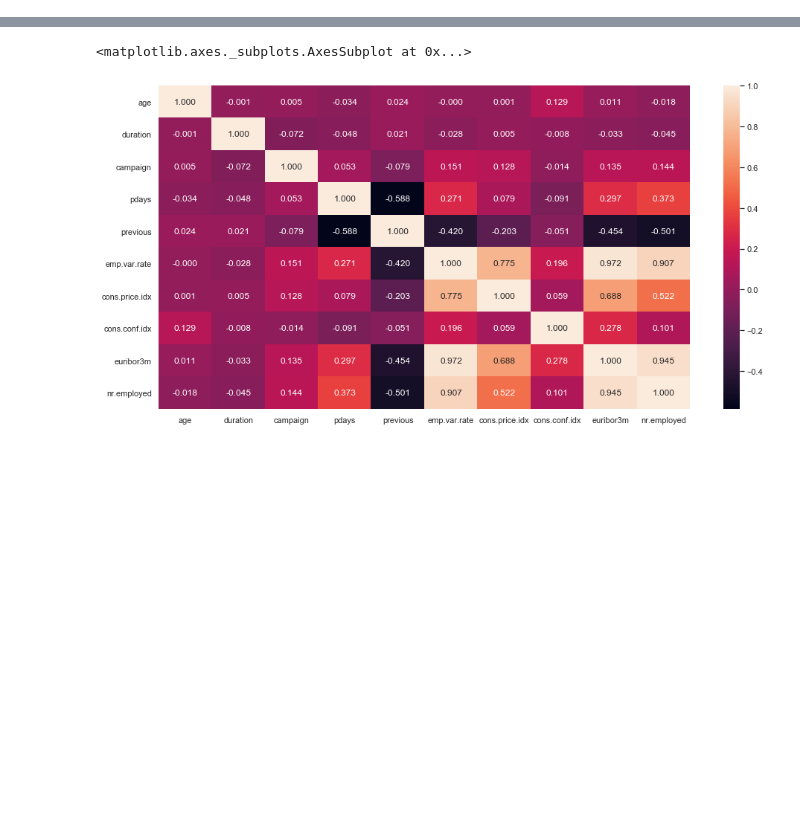
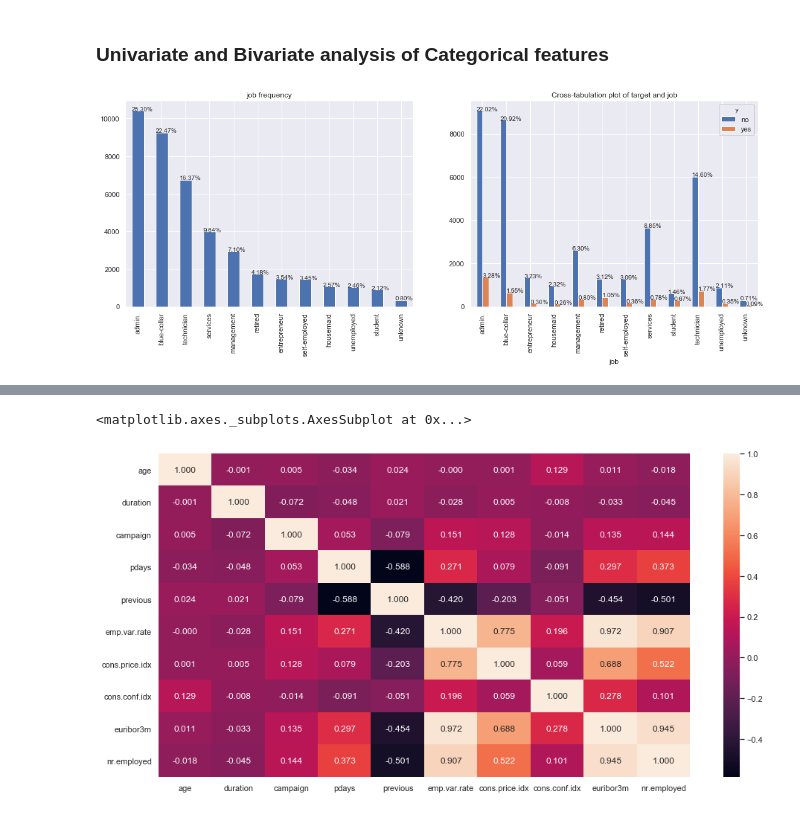
Before and after one commit to Kiiru-Anastasia/10acadWeeklyChallenges, a Jupyter notebook: Week6/notebooks/Term_Deposit.Predictive_Model.ipynb, the cells around one changed output, grey strips where cells are left out. Saved outputs shown, nothing was run; the diff lists cells and outputs as text; code cells hidden in the pictures; blank space fills up the shorter version.

```diff
--- a/Week6/notebooks/Term_Deposit.Predictive_Model.ipynb
+++ b/Week6/notebooks/Term_Deposit.Predictive_Model.ipynb
@@ -74,0 +215,23 @@ dataset.head()
+# %% [markdown]
+### Univariate and Bivariate analysis of Categorical features
+# %%
+def plot_unibi_cat(feature, col):
+
+    uni_title = feature + ' frequency'
+    bi_title = 'Cross-tabulation plot of target and ' + feature
+    total = len(dataset[feature])
+
+    fig, ax = plt.subplots(nrows=1, ncols=2, figsize=(18,6))
+    axes1 = dataset[feature].value_counts().plot(ax=ax[0], kind='bar', title=uni_title)
+    axes2 = pd.crosstab(col, dataset.y).plot(ax=ax[1], kind='bar', title=bi_title)
+
+    for p in axes1.patches:
+        axes1.annotate('{:.2f}%'.format(100*p.get_height()/total), (p.get_x()+0., p.get_height()+5))
+    for p in axes2.patches:
+        axes2.annotate('{:.2f}%'.format(100*p.get_height()/total), (p.get_x()+0., p.get_height()+5))
+
+    plt.show()
+# %%
+plot_unibi_cat('job', dataset.job)
+# %% [output]
+[figure, added]
```
Also changed, not shown: parts of 90 cells of this notebook, 16 other files.
